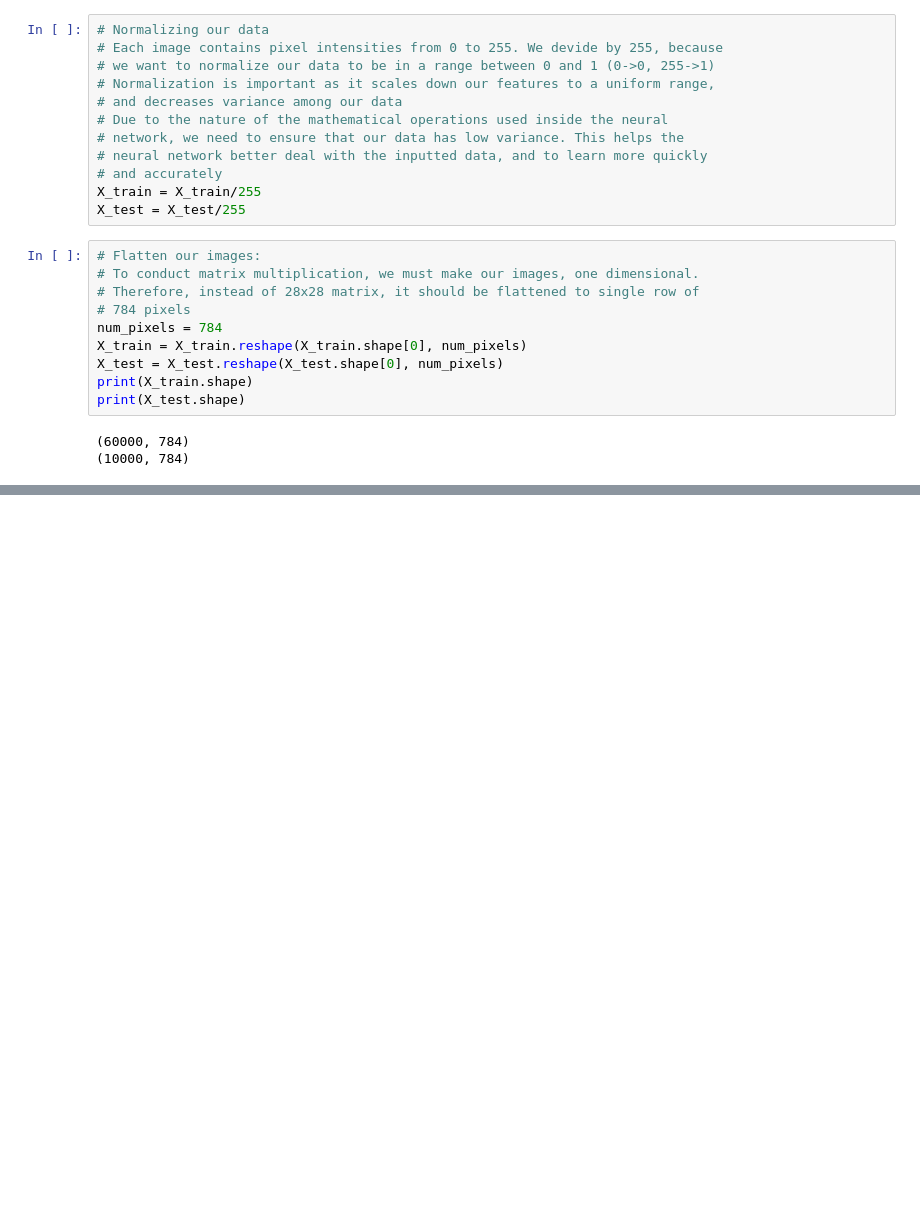
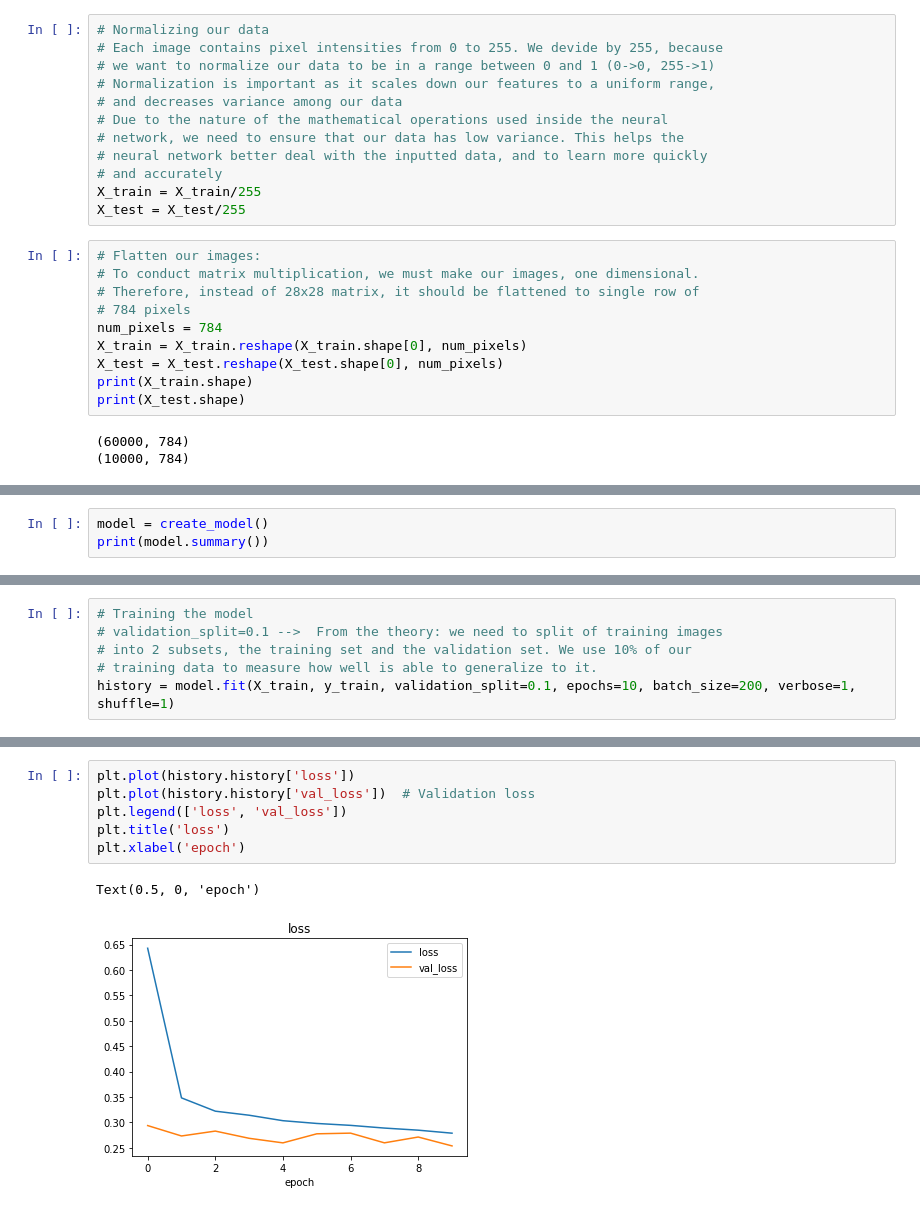
Before and after one commit to hpt1988/Applied-Deep-Learning_The-Complete-Self-Driving-Car-Course, a Jupyter notebook: mnist_image_recognition/mnist_image_recognition.ipynb, the cells around one changed output, grey strips where cells are left out. Drawn from its saved outputs; the diff is of its cells as text; blank space fills up the shorter version.

Commit message:
model trained and evaluated

```diff
--- a/mnist_image_recognition/mnist_image_recognition.ipynb
+++ b/mnist_image_recognition/mnist_image_recognition.ipynb
@@ -114,0 +144,3 @@ Now that our data is properly formatted, we can finally move on towards creating
+# %%
+model = create_model()
+print(model.summary())
@@ -114,0 +167,6 @@ Now that our data is properly formatted, we can finally move on towards creating
+# %%
+# Training the model
+# validation_split=0.1 -->  From the theory: we need to split of training images
+# into 2 subsets, the training set and the validation set. We use 10% of our
+# training data to measure how well is able to generalize to it.
+history = model.fit(X_train, y_train, validation_split=0.1, epochs=10, batch_size=200, verbose=1, shuffle=1)
@@ -114,0 +194,9 @@ Now that our data is properly formatted, we can finally move on towards creating
+# %%
+plt.plot(history.history['loss'])
+plt.plot(history.history['val_loss'])  # Validation loss
+plt.legend(['loss', 'val_loss'])
+plt.title('loss')
+plt.xlabel('epoch')
+# %% [output]
+Text(0.5, 0, 'epoch')
+[figure, added]
```
Also changed, not shown: parts of 16 cells of this notebook, 1 other file.
